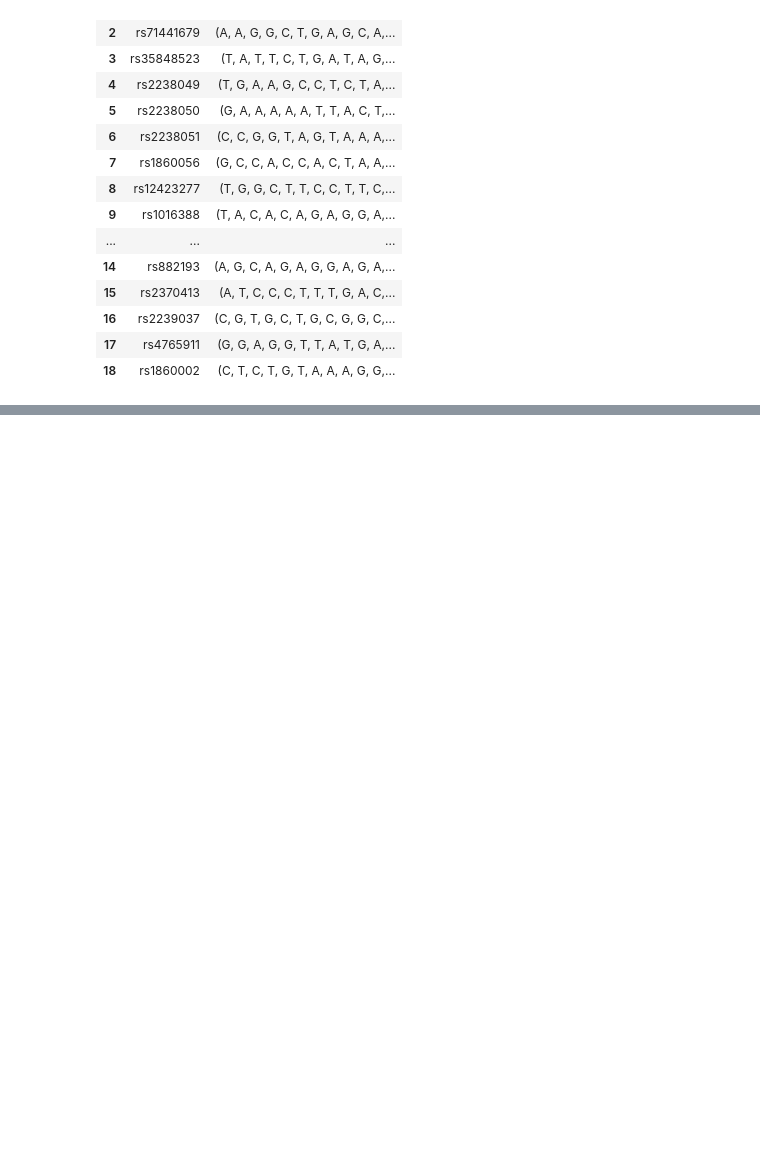
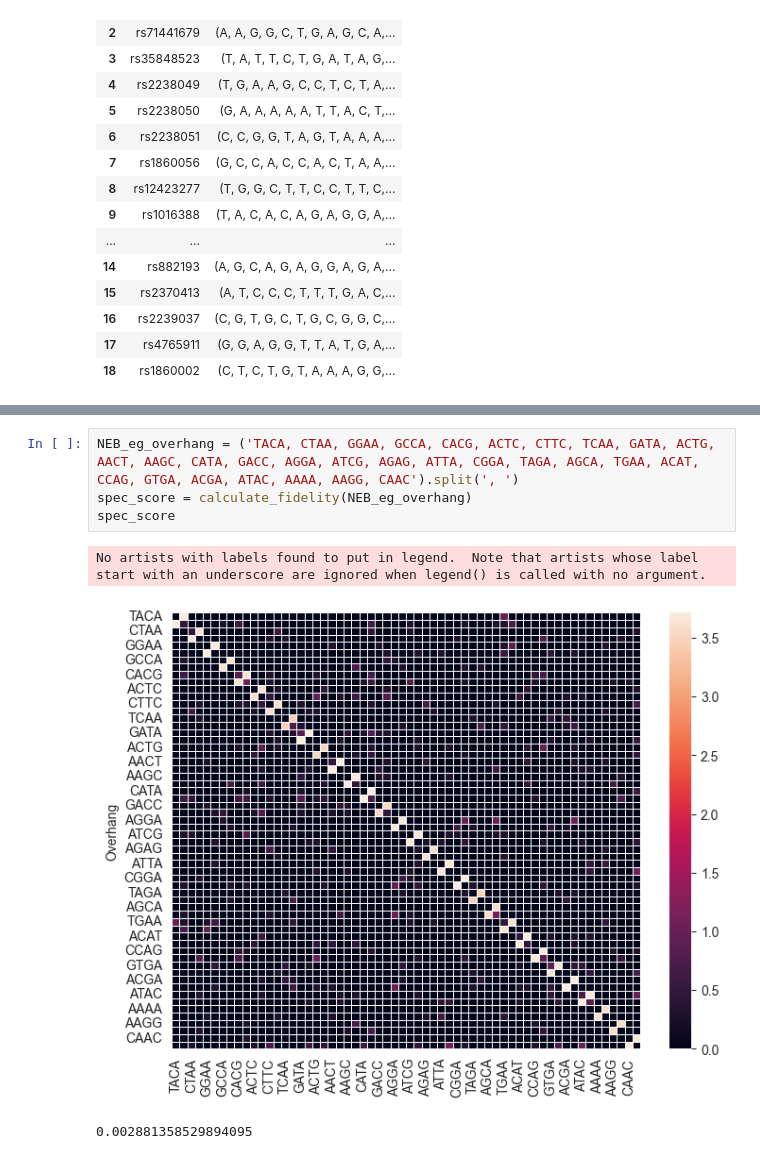
Before and after one commit to xiaohan2011/CREEPY-SNP, a Jupyter notebook: 2_CREEPY_XW.ipynb, the cells around one changed output, grey strips where cells are left out. Cells and saved outputs as stored; diff of their text form; blank space fills up the shorter version.

```diff
--- a/2_CREEPY_XW.ipynb
+++ b/2_CREEPY_XW.ipynb
@@ -421,0 +768,8 @@ hf_df['AGGA']
+# %%
+NEB_eg_overhang = ('TACA, CTAA, GGAA, GCCA, CACG, ACTC, CTTC, TCAA, GATA, ACTG, AACT, AAGC, CATA, GACC, AGGA, ATCG, AGAG, ATTA, CGGA, TAGA, AGCA, TGAA, ACAT, CCAG, GTGA, ACGA, ATAC, AAAA, AAGG, CAAC').split(', ')
+spec_score = calculate_fidelity(NEB_eg_overhang)
+spec_score
+# %% [output]
+No artists with labels found to put in legend.  Note that artists whose label start with an underscore are ignored when legend() is called with no argument.
+[figure, added]
+0.002881358529894095
```
Also changed, not shown: parts of 17 cells of this notebook.
